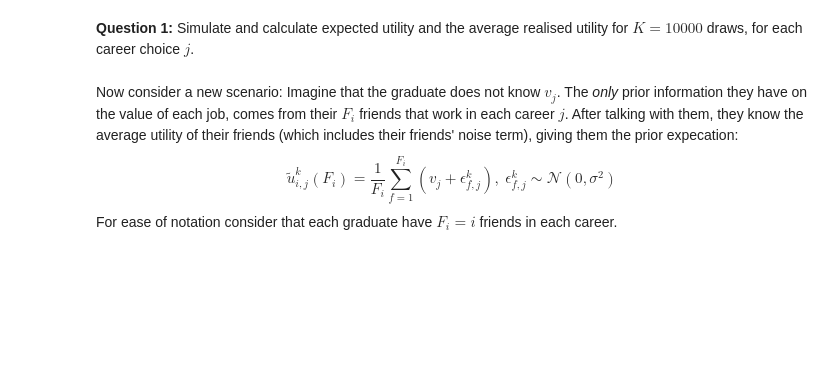
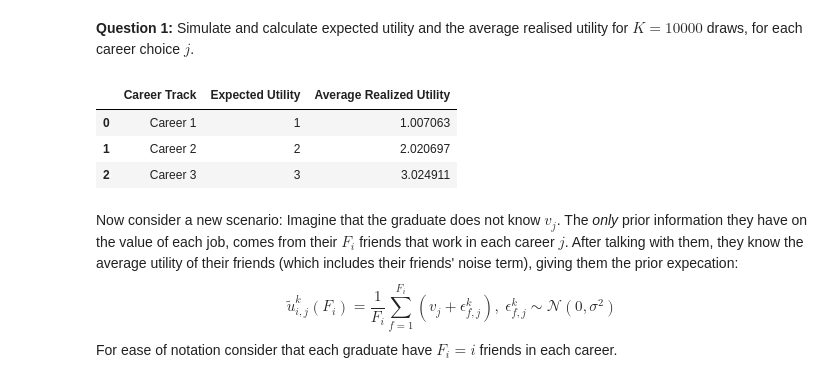
Before and after one commit to NumEconCopenhagen/projects-2024-econ-jyderne, a Jupyter notebook: exam2024/exam2024 1.ipynb, the cells around one changed output. Saved outputs shown, nothing was run; the diff lists cells and outputs as text; code cells hidden in the pictures; blank space fills up the shorter version.

```diff
--- a/exam2024/exam2024 1.ipynb
+++ b/exam2024/exam2024 1.ipynb
@@ -394,3 +392,29 @@ par.c = 1
+# %%
+# Simulate utilities
+np.random.seed(187)  # For reproducibility
+noise = np.random.normal(0, par.sigma, (par.J, par.K))  # Generate noise for each career and simulation
+utilities = par.v[:, None] + noise  # Add noise to mean utilities to get simulated utilities
+
+# Calculate expected utilities (mean utilities only)
+expected_utilities = par.v
+
+# Calculate average realized utilities (including noise)
+realized_utilities = np.mean(utilities, axis=1)
+
+# Create a DataFrame for better visualization
+df = pd.DataFrame({
+    'Career Track': [f'Career {i+1}' for i in range(par.J)],
+    'Expected Utility': expected_utilities,
+    'Average Realized Utility': realized_utilities
+})
+
+# Show the DataFrame
+df
+# %% [output]
+|  | Career Track | Expected Utility | Average Realized Utility |
+| 0 | Career 1 | 1 | 1.007063 |
+| 1 | Career 2 | 2 | 2.020697 |
+| 2 | Career 3 | 3 | 3.024911 |
 # %% [markdown]
 Now consider a new scenario: Imagine that the graduate does not know $v_j$. The *only* prior information they have on the value of each job, comes from their $F_{i}$ friends that work in each career $j$. After talking with them, they know the average utility of their friends (which includes their friends' noise term), giving them the prior expecation: <br>
 $$
```
Also changed, not shown: parts of 5 cells of this notebook.
